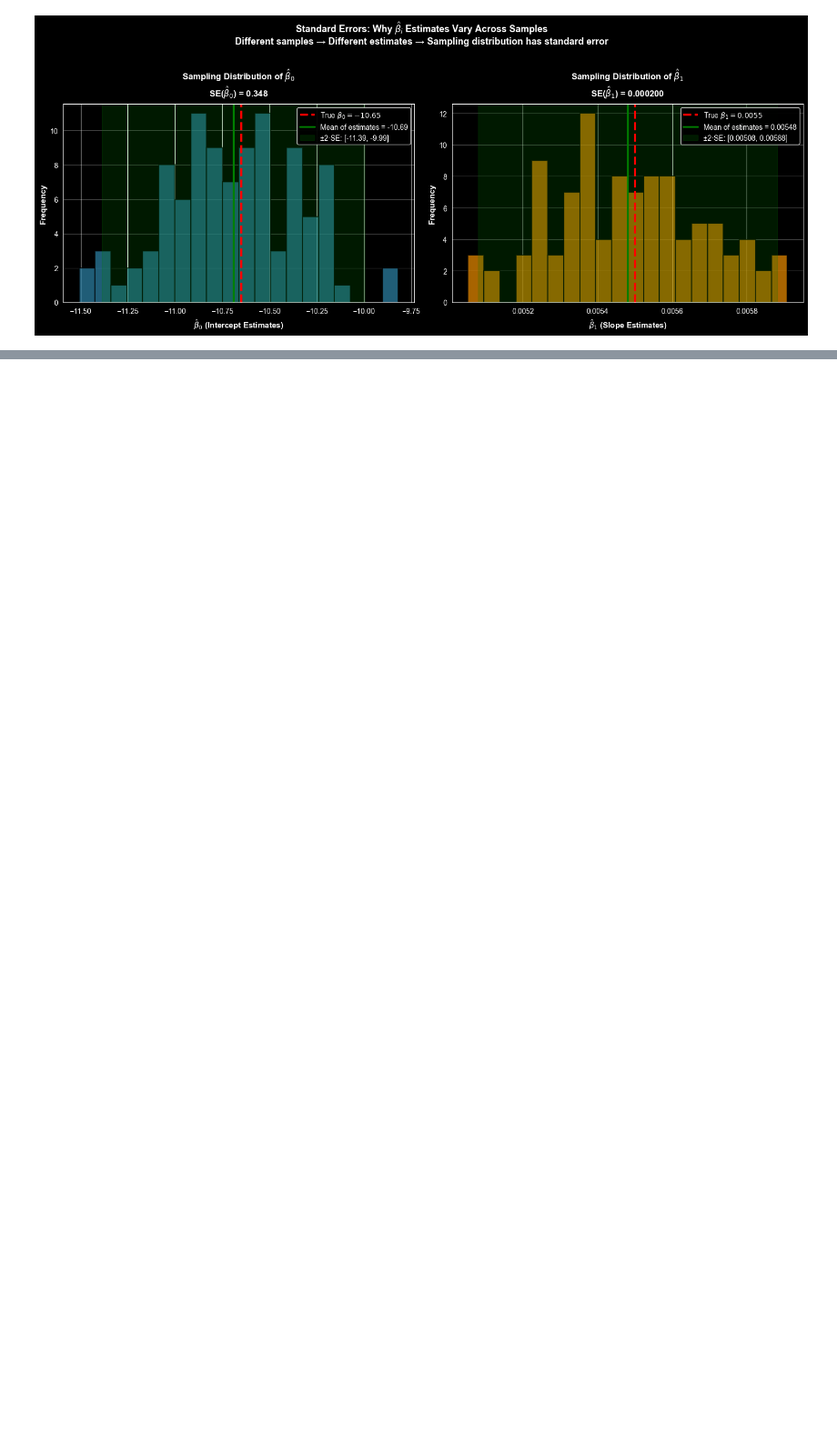
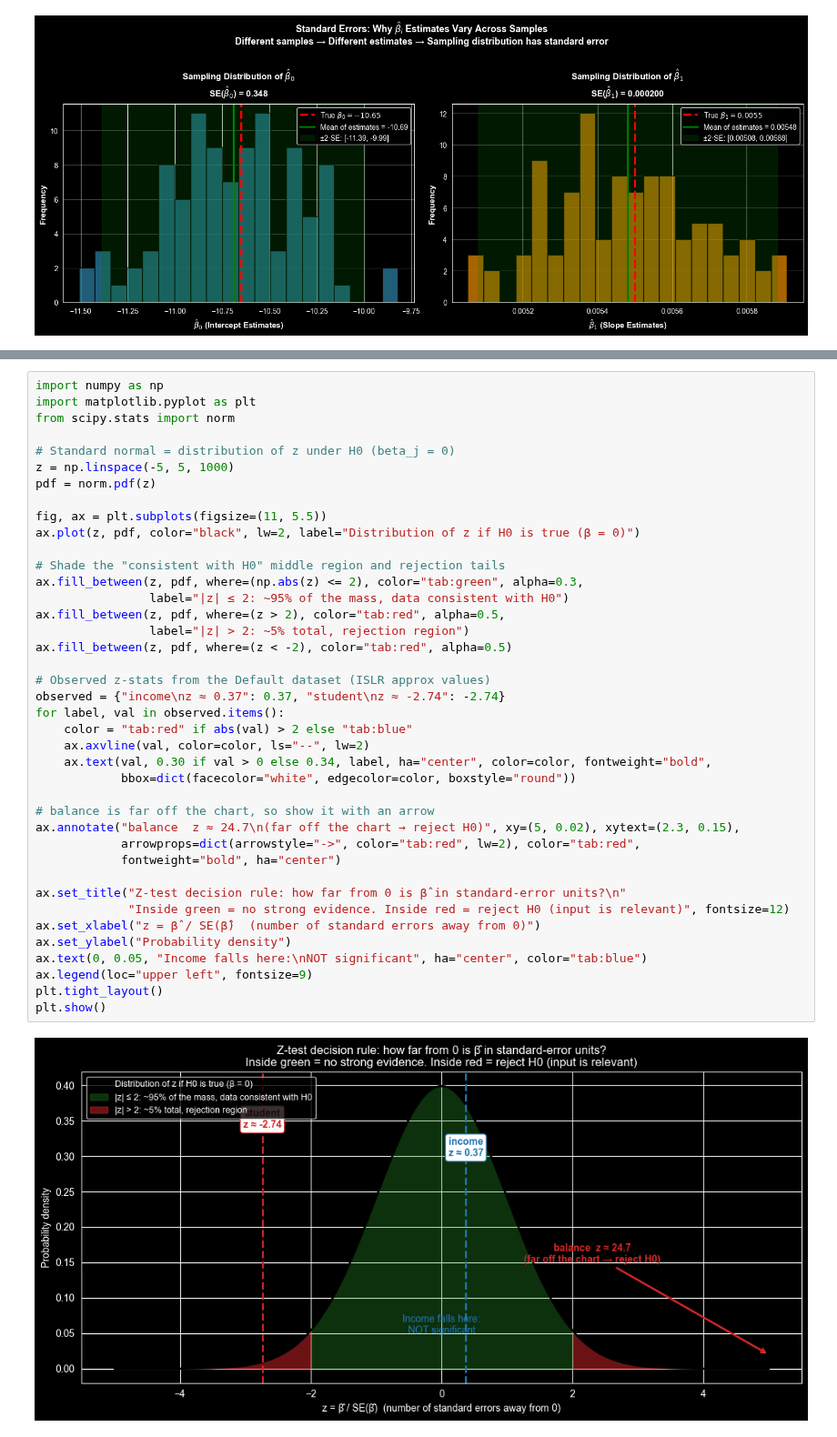
Before and after one commit to fuadh246/ese-5410, a Jupyter notebook: modules_notes/module_5: Classification/Logistic_Regression.ipynb, the cells around one changed output, grey strips where cells are left out. Shown at 91% size. Saved outputs shown, nothing was run; the diff lists cells and outputs as text; blank space fills up the shorter version.

```diff
--- a/modules_notes/module_5: Classification/Logistic_Regression.ipynb
+++ b/modules_notes/module_5: Classification/Logistic_Regression.ipynb
@@ -919,0 +1029,42 @@ plt.show()
+# %%
+import numpy as np
+import matplotlib.pyplot as plt
+from scipy.stats import norm
+
+# Standard normal = distribution of z under H0 (beta_j = 0)
+z = np.linspace(-5, 5, 1000)
+pdf = norm.pdf(z)
+
+fig, ax = plt.subplots(figsize=(11, 5.5))
+ax.plot(z, pdf, color="black", lw=2, label="Distribution of z if H0 is true (β = 0)")
+
+# Shade the "consistent with H0" middle region and rejection tails
+ax.fill_between(z, pdf, where=(np.abs(z) <= 2), color="tab:green", alpha=0.3,
+                label="|z| ≤ 2: ~95% of the mass, data consistent with H0")
+ax.fill_between(z, pdf, where=(z > 2), color="tab:red", alpha=0.5,
+                label="|z| > 2: ~5% total, rejection region")
+ax.fill_between(z, pdf, where=(z < -2), color="tab:red", alpha=0.5)
+
+# Observed z-stats from the Default dataset (ISLR approx values)
+observed = {"income\nz ≈ 0.37": 0.37, "student\nz ≈ -2.74": -2.74}
+for label, val in observed.items():
+    color = "tab:red" if abs(val) > 2 else "tab:blue"
+    ax.axvline(val, color=color, ls="--", lw=2)
+    ax.text(val, 0.30 if val > 0 else 0.34, label, ha="center", color=color, fontweight="bold",
+            bbox=dict(facecolor="white", edgecolor=color, boxstyle="round"))
+
+# balance is far off the chart, so show it with an arrow
+ax.annotate("balance  z ≈ 24.7\n(far off the chart → reject H0)", xy=(5, 0.02), xytext=(2.3, 0.15),
+            arrowprops=dict(arrowstyle="->", color="tab:red", lw=2), color="tab:red",
+            fontweight="bold", ha="center")
+
+ax.set_title("Z-test decision rule: how far from 0 is β̂ in standard-error units?\n"
+             "Inside green = no strong evidence. Inside red = reject H0 (input is relevant)", fontsize=12)
+ax.set_xlabel("z = β̂ / SE(β̂)  (number of standard errors away from 0)")
+ax.set_ylabel("Probability density")
+ax.text(0, 0.05, "Income falls here:\nNOT significant", ha="center", color="tab:blue")
+ax.legend(loc="upper left", fontsize=9)
+plt.tight_layout()
+plt.show()
+# %% [output]
+[figure, added]
```
Also changed, not shown: parts of 10 cells of this notebook, 2 other files.
